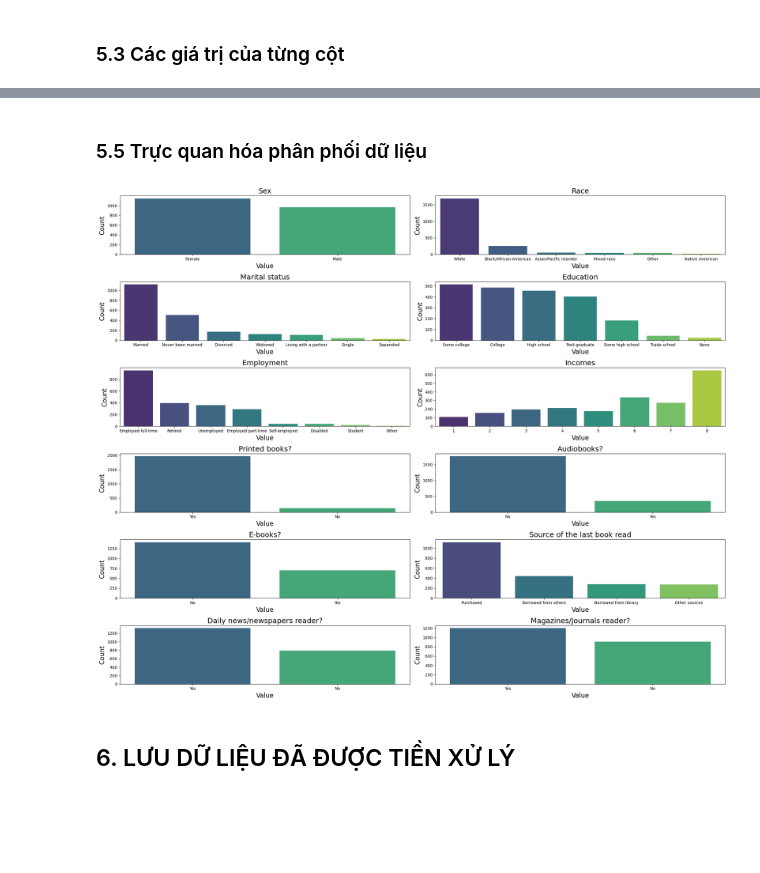
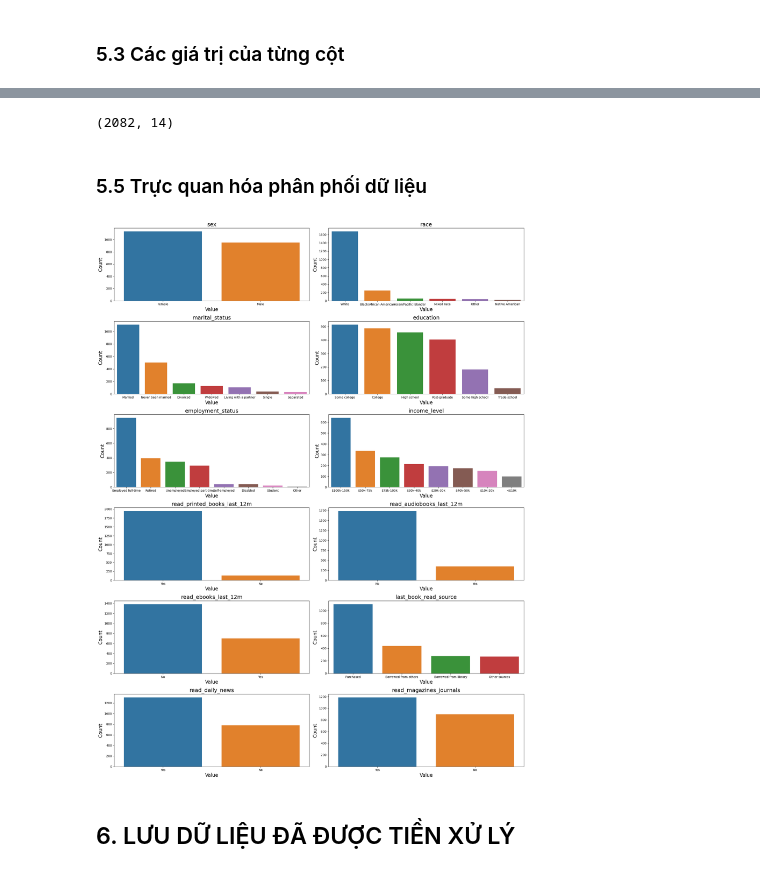
Before and after one commit to neyngnn/LTKHDL, a Jupyter notebook: notebook/Exploring.ipynb, the cells around one changed output, grey strips where cells are left out. Saved outputs shown, nothing was run; the diff lists cells and outputs as text; code cells hidden in the pictures; blank space fills up the shorter version.

```diff
--- a/notebook/Exploring.ipynb
+++ b/notebook/Exploring.ipynb
@@ -302,0 +389,4 @@ cat_dis_df
+# %%
+print("\nMột vài giá trị khác nhau trong các cột phân loại:")
+for col, values in unique_values_categorical.items():
+    print(f"{col}: {values}")
@@ -305,2 +412,2 @@ cat_dis_df
 # %%
-df = df[~df.isin(["Don’t know", 'Refused', '8', '9']).any(axis=1)]
+df = df[~df.isin(["Don’t know", 'Refused', 'None', '8', '9']).any(axis=1)]
@@ -329,2 +413,0 @@ dtype: float64
-# %%
-df.dropna(inplace=True)
@@ -352,44 +414,65 @@ cat_dis_df
+# %%
+# Kiểm tra lại số dòng, sốt cột dữ liệu sau khi xử lý
+
+num_rows, num_cols = df.shape
+num_rows, num_cols
+# %% [output]
+(2082, 14)
 # %% [markdown]
 ### 5.5 Trực quan hóa phân phối dữ liệu
 # %%
-def create_category_dict(cat_stats):
+def create_category_dict(df, categorical_columns):
     category_dict = {}
-    for col in cat_stats['column'].unique():
-        col_data = cat_stats[cat_stats['column'] == col]
+
+    for col in categorical_columns:
+        value_counts = df[col].value_counts()
+
+        counts = value_counts.to_dict()
+
+        values = value_counts.index.tolist()  # hoặc list(value_counts.index)
+
         category_dict[col] = {
-            'values': col_data['value'].tolist(),
-            'counts': col_data['count'].tolist()
+            'values': values,
+            'counts': counts
         }
+
     return category_dict
 
-category_dict = create_category_dict(cat_dis_df)
+category_dict = create_category_dict(df, categorical_columns)
 # %%
-# from matplotlib.gridspec import GridSpec
 def plot_from_dict(category_dict):
-    fig, axes = plt.subplots(6, 2, figsize=(22, 18))
+    fig, axes = plt.subplots(6, 2, figsize=(20, 26))
     axes = axes.flatten()  # biến mảng 2D của axes thành 1D để dễ truy cập
 
     for idx, (col, data) in enumerate(category_dict.items()):
+        values = data['values']
+        counts = list(data['counts'].values())  # Lấy số lần xuất hiện từ counts
+
+        # Sử dụng hue và legend=False thay vì palette
         sns.barplot(
-            x=data['values'],
-            y=data['counts'],
+            x=values,
+            y=counts,
             ax=axes[idx],
-            palette='viridis'
+            hue=values,  # Thêm hue
+            legend=False  # Tắt legend
         )
+
         axes[idx].set_title(f"{col}", fontsize=18)
         axes[idx].set_xlabel('Value', fontsize=16)
         axes[idx].set_ylabel('Count', fontsize=16)
         axes[idx].tick_params(axis='x')
 
+    # Ẩn các subplot không sử dụng
     for idx in range(len(category_dict), 6 * 2):
         axes[idx].axis('off')
 
     plt.tight_layout()
     plt.show()
 
+# Gọi hàm
 plot_from_dict(category_dict)
 # %% [output]
-[figure, old version]
+[figure, new version]
 # %% [markdown]
 ## 6. LƯU DỮ LIỆU ĐÃ ĐƯỢC TIỀN XỬ LÝ
 # %%
```
Also changed, not shown: parts of 43 cells of this notebook, 1 other file.
